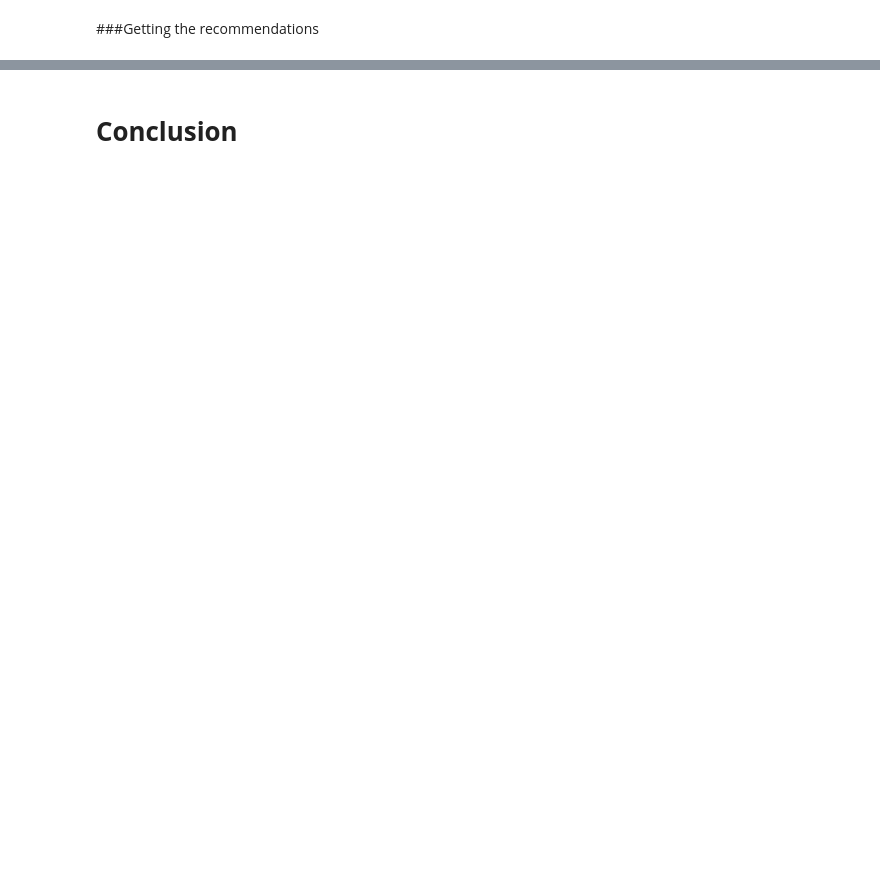
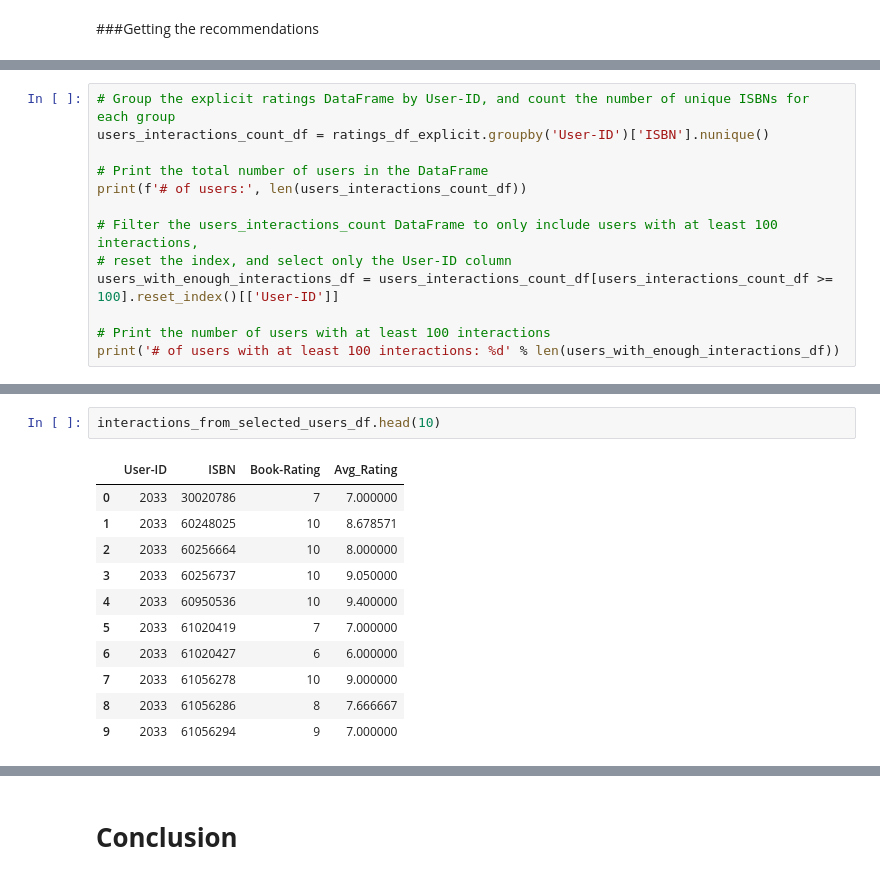
Before and after one commit to SaniyaBubere/book-recommendation-system, a Jupyter notebook: Book_Recommendation_System.ipynb, the cells around one changed output, grey strips where cells are left out. Drawn from its saved outputs; the diff is of its cells as text; blank space fills up the shorter version.

```diff
--- a/Book_Recommendation_System.ipynb
+++ b/Book_Recommendation_System.ipynb
@@ -1238,0 +1160,13 @@ Answer Here.
+# %%
+# Group the explicit ratings DataFrame by User-ID, and count the number of unique ISBNs for each group
+users_interactions_count_df = ratings_df_explicit.groupby('User-ID')['ISBN'].nunique()
+
+# Print the total number of users in the DataFrame
+print(f'# of users:', len(users_interactions_count_df))
+
+# Filter the users_interactions_count DataFrame to only include users with at least 100 interactions,
+# reset the index, and select only the User-ID column
+users_with_enough_interactions_df = users_interactions_count_df[users_interactions_count_df >= 100].reset_index()[['User-ID']]
+
+# Print the number of users with at least 100 interactions
+print('# of users with at least 100 interactions: %d' % len(users_with_enough_interactions_df))
@@ -1238,0 +1192,14 @@ Answer Here.
+# %%
+interactions_from_selected_users_df.head(10)
+# %% [output]
+|  | User-ID | ISBN | Book-Rating | Avg_Rating |
+| 0 | 2033 | 30020786 | 7 | 7.000000 |
+| 1 | 2033 | 60248025 | 10 | 8.678571 |
+| 2 | 2033 | 60256664 | 10 | 8.000000 |
+| 3 | 2033 | 60256737 | 10 | 9.050000 |
+| 4 | 2033 | 60950536 | 10 | 9.400000 |
+| 5 | 2033 | 61020419 | 7 | 7.000000 |
+| 6 | 2033 | 61020427 | 6 | 6.000000 |
+| 7 | 2033 | 61056278 | 10 | 9.000000 |
+| 8 | 2033 | 61056286 | 8 | 7.666667 |
+| 9 | 2033 | 61056294 | 9 | 7.000000 |
```
Also changed, not shown: parts of 134 cells of this notebook.
